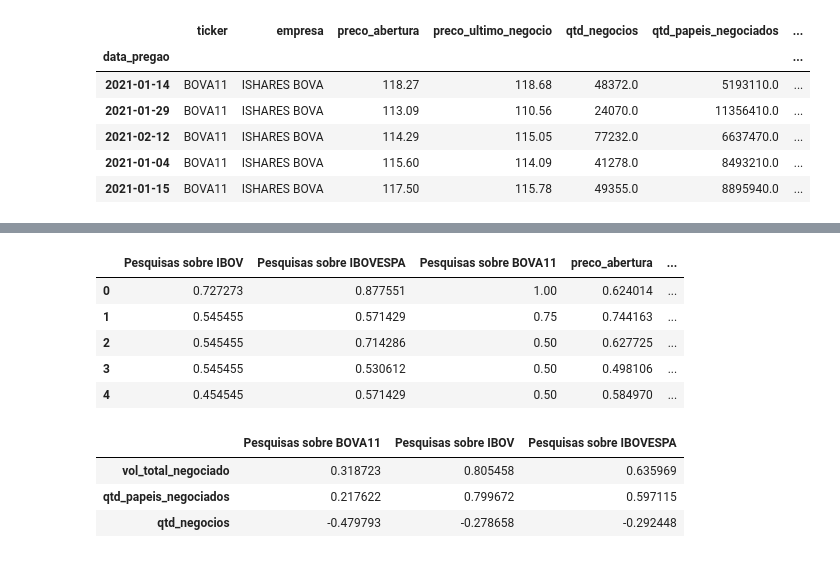
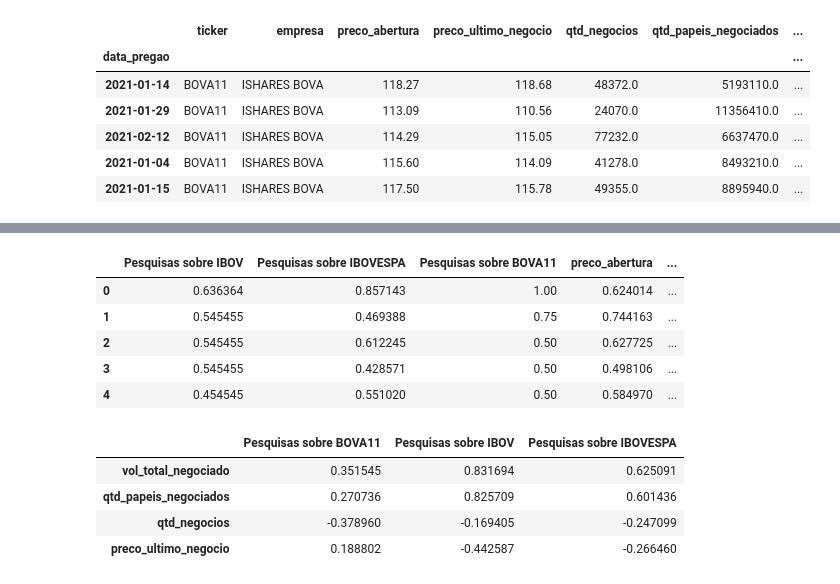
Before and after one commit to duartevictor/data_ciencia, a Jupyter notebook: tcc/projeto_v1.ipynb, the cells around one changed output, grey strips where cells are left out. Drawn from its saved outputs; the diff is of its cells as text; code cells hidden in the pictures.

```diff
--- a/tcc/projeto_v1.ipynb
+++ b/tcc/projeto_v1.ipynb
@@ -68,7 +68,8 @@ plt.legend((kw_list[0], kw_list[1], kw_list[2]), loc = 'upper left', shadow = Tr
 # padronizando os dados
 min_max_scaler = MinMaxScaler()
 
-palavras_trend[["IBOV", "IBOVESPA", "BOVA11"]] = min_max_scaler.fit_transform(palavras_trend[["IBOV", "IBOVESPA", "BOVA11"]])
+palavras_trend_scaled = palavras_trend.copy()
+palavras_trend_scaled[["IBOV", "IBOVESPA", "BOVA11"]] = min_max_scaler.fit_transform(palavras_trend[["IBOV", "IBOVESPA", "BOVA11"]])
 # %%
 # gráfico de tendência das palavras pesquisadas
 plt.style.use('ggplot')
@@ -156,8 +152,9 @@ bova = bova[(np.abs(stats.zscore(bova['qtd_papeis_negociados'])) < 3)]
 # %%
 # resetando índice e transformando dados da B3 em período semanal
+palavras_trend_scaled.reset_index(drop=True, inplace = True)
 palavras_trend.reset_index(drop=True, inplace = True)
 
-bova = bova.resample('7D').mean()
+bova = tickers.resample('7D').mean()
 bova.reset_index(drop=True, inplace = True)
 # %%
 # checando se ambos os datasets estão com a mesma quantidade de semanas
@@ -181,25 +182,29 @@ trend_b3.head()
 # %%
 # padronizando todos os dados
 trend_b3_scaled = pd.DataFrame(min_max_scaler.fit_transform(trend_b3), columns=trend_b3.columns)
+trend_b3_scaled.to_csv('df_02.csv')
+
 trend_b3_scaled.head()
 # %% [output]
 |  | Pesquisas sobre IBOV | Pesquisas sobre IBOVESPA | Pesquisas sobre BOVA11 | preco_abertura | ... |
-| 0 | 0.727273 | 0.877551 | 1.00 | 0.624014 | ... |
-| 1 | 0.545455 | 0.571429 | 0.75 | 0.744163 | ... |
-| 2 | 0.545455 | 0.714286 | 0.50 | 0.627725 | ... |
-| 3 | 0.545455 | 0.530612 | 0.50 | 0.498106 | ... |
-| 4 | 0.454545 | 0.571429 | 0.50 | 0.584970 | ... |
+| 0 | 0.636364 | 0.857143 | 1.00 | 0.624014 | ... |
+| 1 | 0.545455 | 0.469388 | 0.75 | 0.744163 | ... |
+| 2 | 0.545455 | 0.612245 | 0.50 | 0.627725 | ... |
+| 3 | 0.545455 | 0.428571 | 0.50 | 0.498106 | ... |
+| 4 | 0.454545 | 0.551020 | 0.50 | 0.584970 | ... |
 # %%
 # medindo correlação simples para selecionar quais variáveis usar em cada termo de pesquisa
 trend_b3_scaled[["Pesquisas sobre BOVA11", "Pesquisas sobre IBOV", "Pesquisas sobre IBOVESPA",
                  "vol_total_negociado",
                  "qtd_papeis_negociados",
-                 "qtd_negocios"]].corr().iloc[3:,:3]
+                 "qtd_negocios",
+                 "preco_ultimo_negocio"]].corr().iloc[3:,:3]
 # %% [output]
 |  | Pesquisas sobre BOVA11 | Pesquisas sobre IBOV | Pesquisas sobre IBOVESPA |
-| vol_total_negociado | 0.318723 | 0.805458 | 0.635969 |
-| qtd_papeis_negociados | 0.217622 | 0.799672 | 0.597115 |
-| qtd_negocios | -0.479793 | -0.278658 | -0.292448 |
+| vol_total_negociado | 0.351545 | 0.831694 | 0.625091 |
+| qtd_papeis_negociados | 0.270736 | 0.825709 | 0.601436 |
+| qtd_negocios | -0.378960 | -0.169405 | -0.247099 |
+| preco_ultimo_negocio | 0.188802 | -0.442587 | -0.266460 |
 # %%
 fig, axes = plt.subplots(nrows = 3, ncols = 1)
 
```
Also changed, not shown: parts of 9 cells of this notebook, 2 other files.
